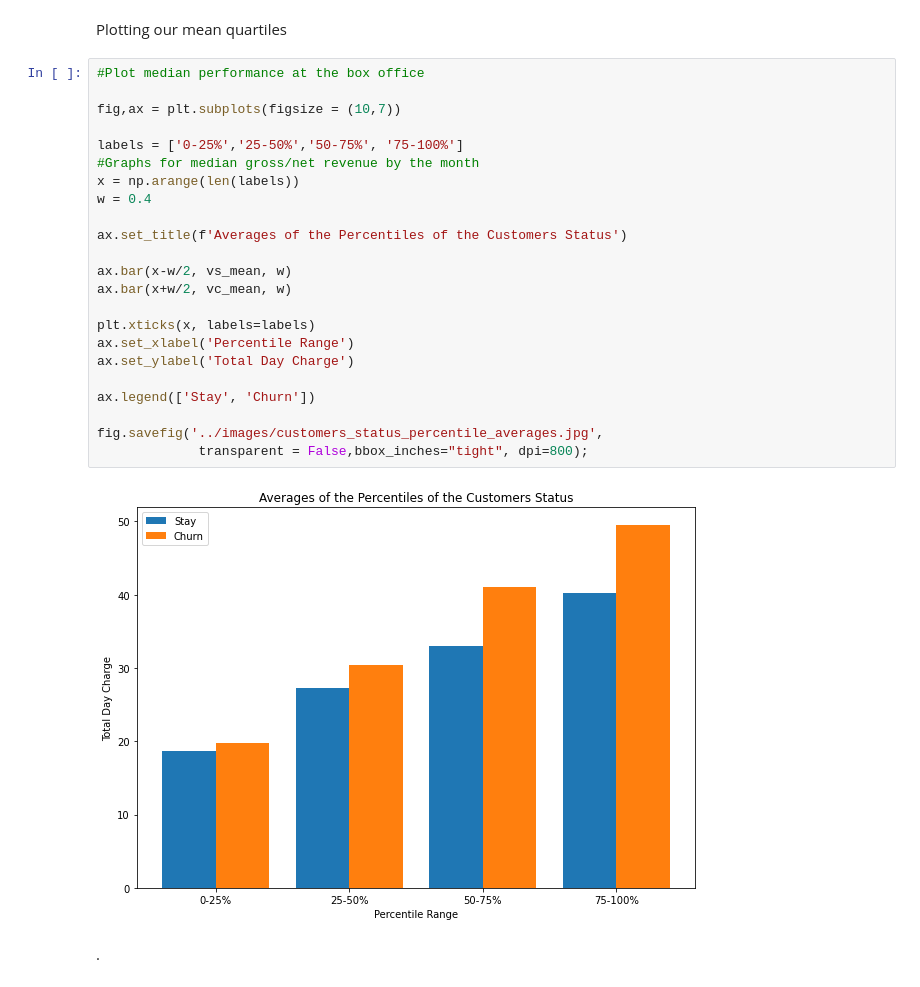
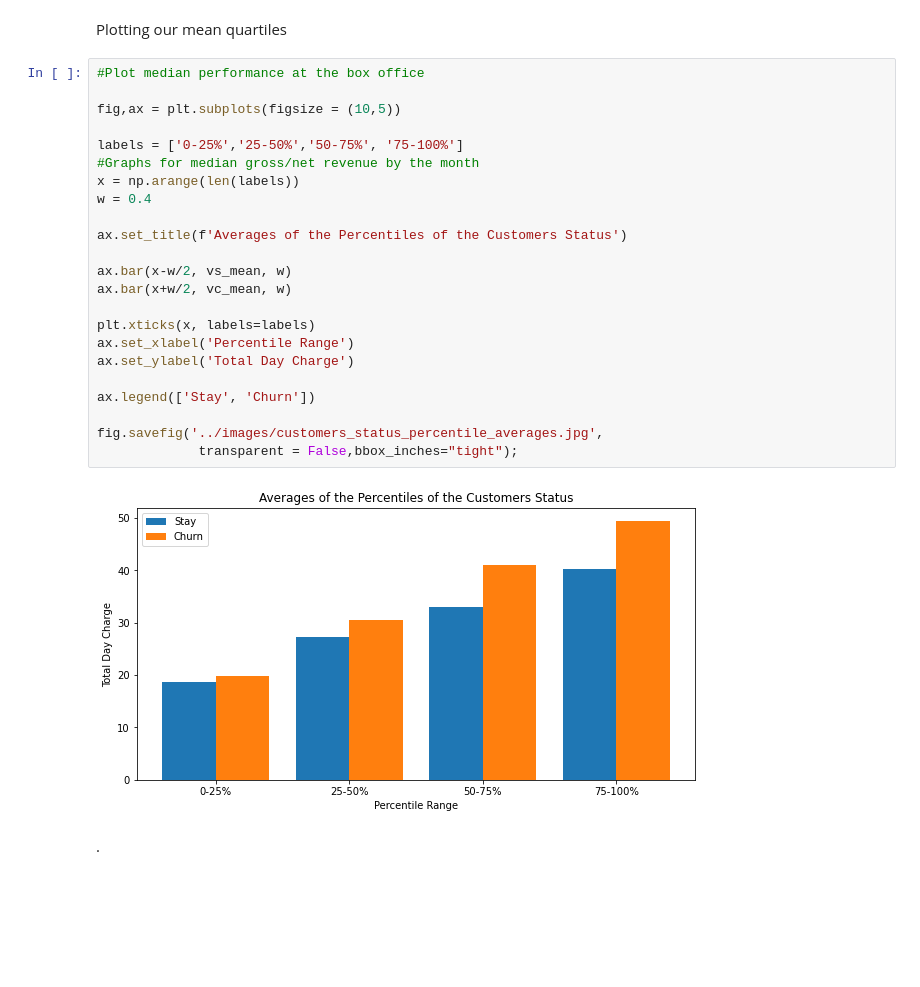
Before and after one commit to KyleWeesner/Customer_retention_plan_for_Syriatel_Mobile_Telecom, a Jupyter notebook: workspace/Feature Importance Analysis.ipynb, the cells around one changed output. Drawn from its saved outputs; the diff is of its cells as text; blank space fills up the shorter version.

```diff
--- a/workspace/Feature Importance Analysis.ipynb
+++ b/workspace/Feature Importance Analysis.ipynb
@@ -231,28 +234,28 @@ Plotting our mean quartiles
 # %%
 #Plot median performance at the box office
 
-fig,ax = plt.subplots(figsize = (10,7))
+fig,ax = plt.subplots(figsize = (10,5))
 
 labels = ['0-25%','25-50%','50-75%', '75-100%']
 #Graphs for median gross/net revenue by the month
 x = np.arange(len(labels))
 w = 0.4
 
 ax.set_title(f'Averages of the Percentiles of the Customers Status')
 
 ax.bar(x-w/2, vs_mean, w)
 ax.bar(x+w/2, vc_mean, w)
 
 plt.xticks(x, labels=labels)
 ax.set_xlabel('Percentile Range')
 ax.set_ylabel('Total Day Charge')
 
 ax.legend(['Stay', 'Churn'])
 
 fig.savefig('../images/customers_status_percentile_averages.jpg',
-             transparent = False,bbox_inches="tight", dpi=800);
+             transparent = False,bbox_inches="tight");
 # %% [output]
-[figure, old version]
+[figure, new version]
 # %% [markdown]
 .
 # %% [markdown]
```
Also changed, not shown: parts of 6 cells of this notebook, 8 other files.
